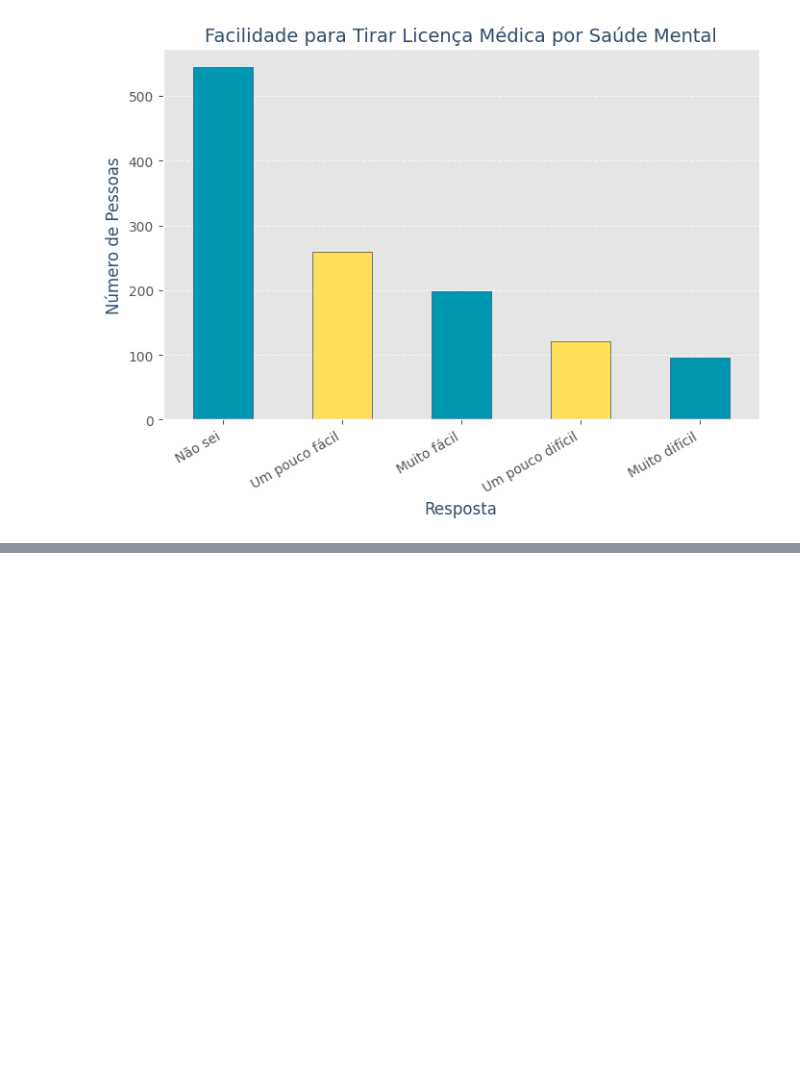
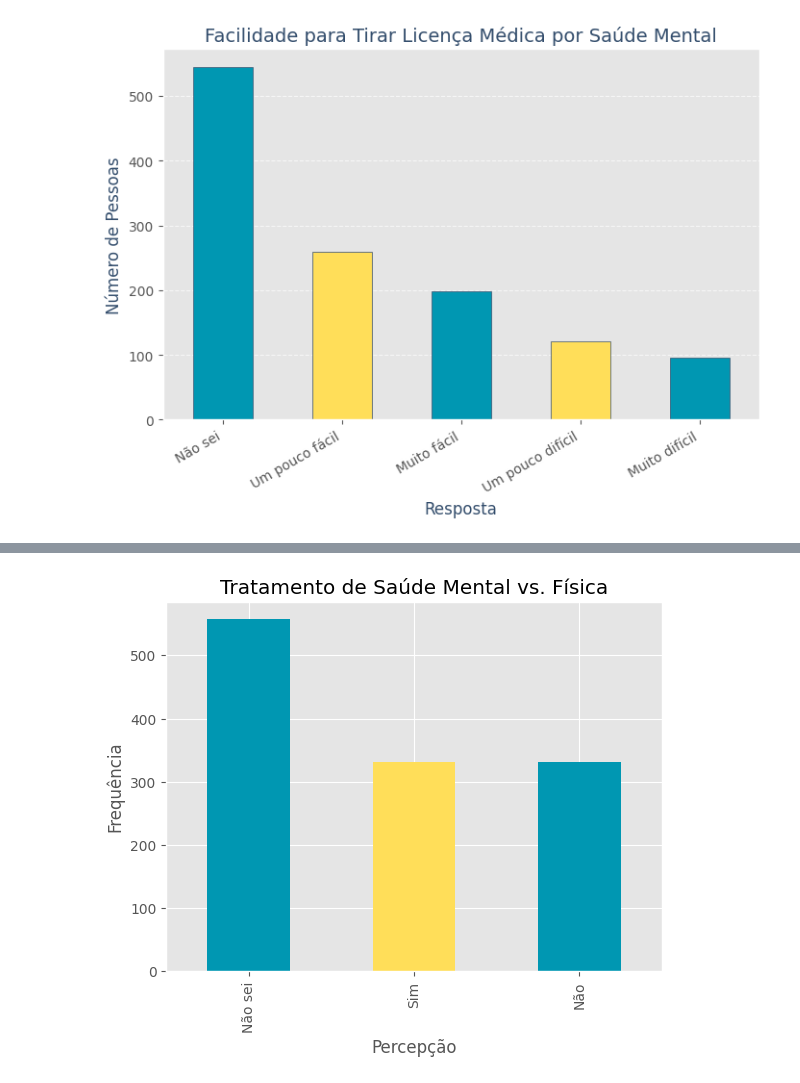
Before and after one commit to Davyeeh/Trabalho-Lab.-CD, a Jupyter notebook: TrabalhoFinal_LAB_C_D_.ipynb, the cells around one changed output, grey strips where cells are left out. Drawn from its saved outputs; the diff is of its cells as text; code cells hidden in the pictures; blank space fills up the shorter version.

```diff
--- a/TrabalhoFinal_LAB_C_D_.ipynb
+++ b/TrabalhoFinal_LAB_C_D_.ipynb
@@ -1253,0 +1268,12 @@ plt.show()
+# %%
+# Contagem de respostas na coluna "Mental_vs_fisica"
+contagem_mental_vs_fisica = dados['Mental_vs_fisica'].value_counts()
+
+# Gráfico de barras
+contagem_mental_vs_fisica.plot(kind='bar', color=['#0097B2', '#FFDE59'],
+                                title='Tratamento de Saúde Mental vs. Física')
+plt.xlabel('Percepção')
+plt.ylabel('Frequência')
+plt.show()
+# %% [output]
+[figure, added]
```
Also changed, not shown: parts of 9 cells of this notebook.
